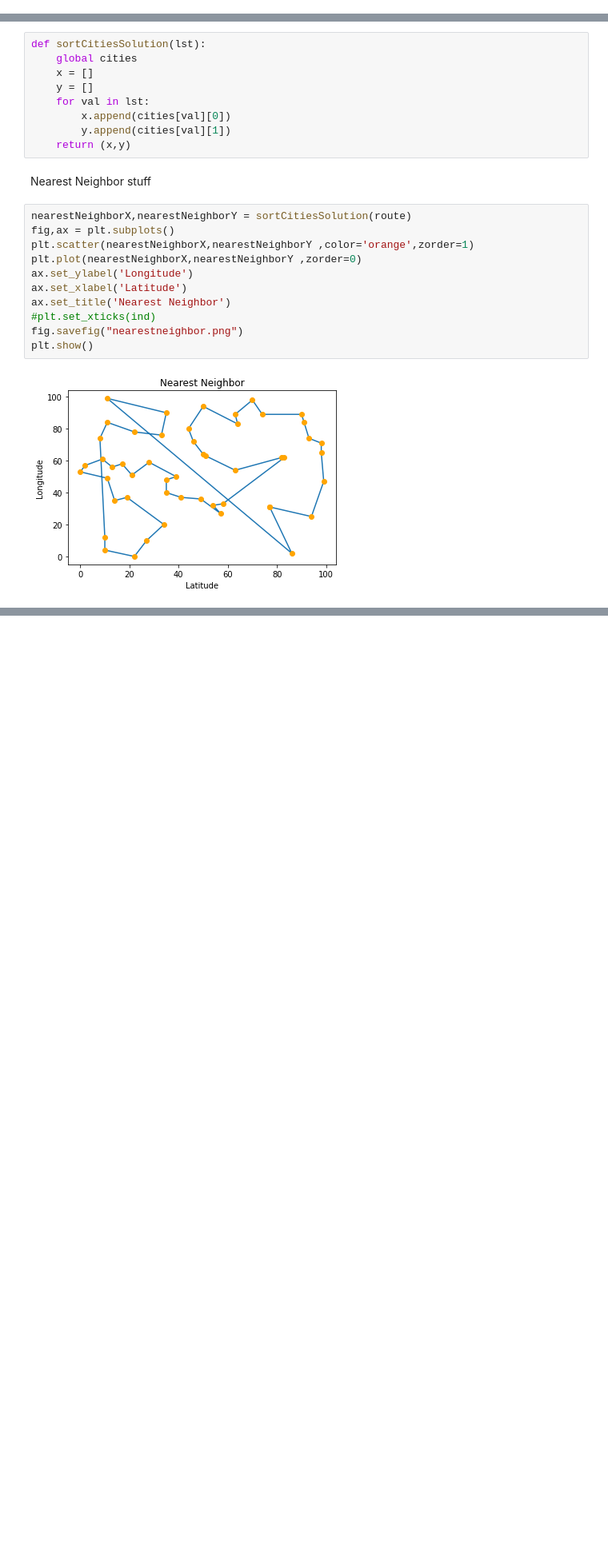
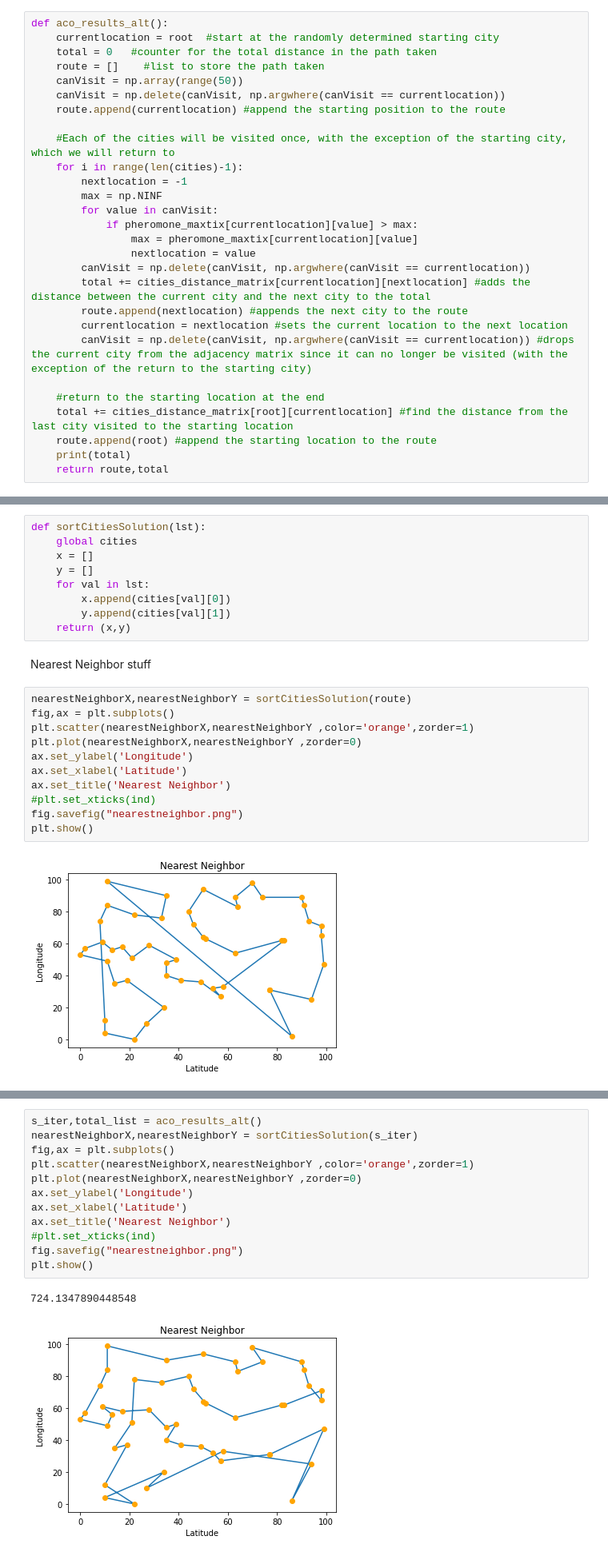
Before and after one commit to ChristianVaughn/BioInspiredML, a Jupyter notebook: TSP/TSP.ipynb, the cells around one changed output, grey strips where cells are left out. Shown: that part at 80% size. Drawn from its saved outputs; the diff is of its cells as text; blank space fills up the shorter version.

Commit message:
MORE SPEED, also alt function for geting ACO result

```diff
--- a/TSP/TSP.ipynb
+++ b/TSP/TSP.ipynb
@@ -254,6 +255,34 @@ def aco_results():
     total_list.append(total)
     s_iter.append(s)
   return s_iter,total_list
+# %%
+def aco_results_alt():
+    currentlocation = root  #start at the randomly determined starting city
+    total = 0   #counter for the total distance in the path taken
+    route = []    #list to store the path taken
+    canVisit = np.array(range(50))
+    canVisit = np.delete(canVisit, np.argwhere(canVisit == currentlocation))
+    route.append(currentlocation) #append the starting position to the route
+
+    #Each of the cities will be visited once, with the exception of the starting city, which we will return to
+    for i in range(len(cities)-1):
+        nextlocation = -1
+        max = np.NINF
+        for value in canVisit:
+            if pheromone_maxtix[currentlocation][value] > max:
+                max = pheromone_maxtix[currentlocation][value]
+                nextlocation = value
+        canVisit = np.delete(canVisit, np.argwhere(canVisit == currentlocation))
+        total += cities_distance_matrix[currentlocation][nextlocation] #adds the distance between the current city and the next city to the total
+        route.append(nextlocation) #appends the next city to the route
+        currentlocation = nextlocation #sets the current location to the next location
+        canVisit = np.delete(canVisit, np.argwhere(canVisit == currentlocation)) #drops the current city from the adjacency matrix since it can no longer be visited (with the exception of the return to the starting city)
+
+    #return to the starting location at the end
+    total += cities_distance_matrix[root][currentlocation] #find the distance from the last city visited to the starting location
+    route.append(root) #append the starting location to the route
+    print(total)
+    return route,total
 # %% [markdown]
 Heuristic Algorithm - Nearest Neighbor
 
@@ -353,0 +371,15 @@ cost:1527.6103271500733
+# %%
+s_iter,total_list = aco_results_alt()
+nearestNeighborX,nearestNeighborY = sortCitiesSolution(s_iter)
+fig,ax = plt.subplots()
+plt.scatter(nearestNeighborX,nearestNeighborY ,color='orange',zorder=1)
+plt.plot(nearestNeighborX,nearestNeighborY ,zorder=0)
+ax.set_ylabel('Longitude')
+ax.set_xlabel('Latitude')
+ax.set_title('Nearest Neighbor')
+#plt.set_xticks(ind)
+fig.savefig("nearestneighbor.png")
+plt.show()
+# %% [output]
+724.1347890448548
+[figure, added]
```
Also changed, not shown: parts of 6 cells of this notebook.
